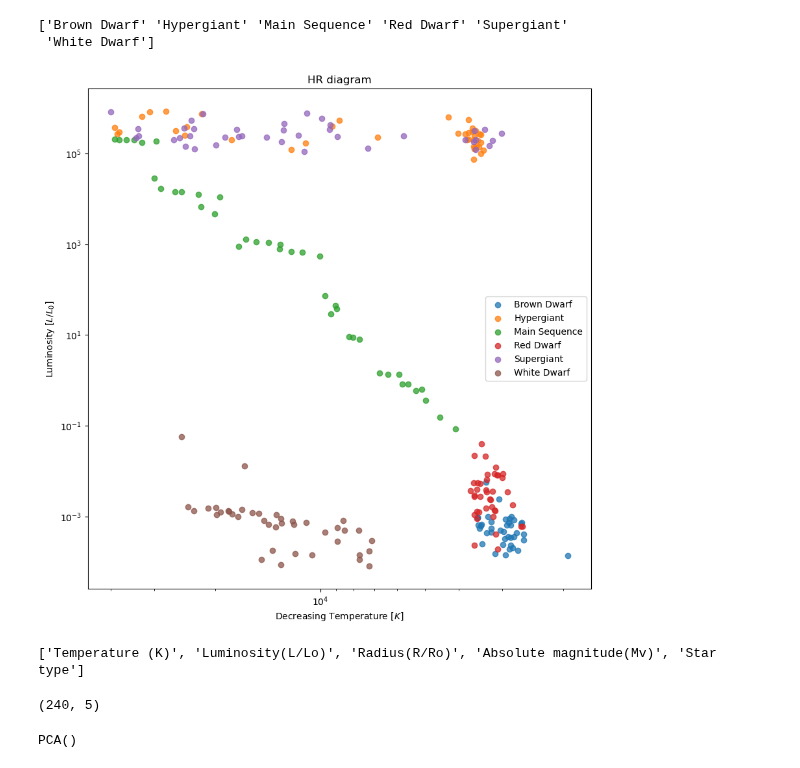
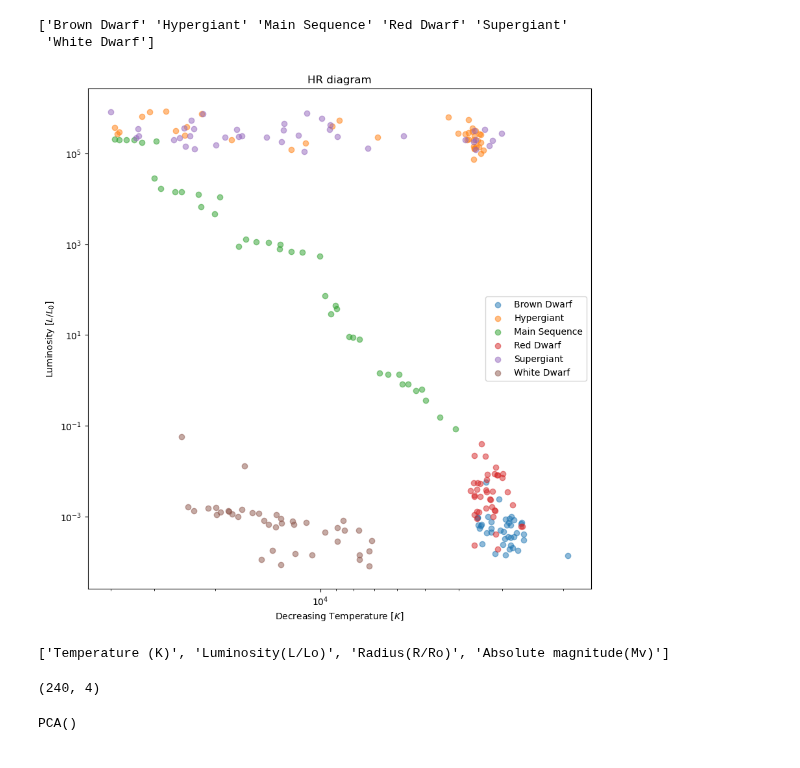
Before and after one commit to F3Solid/astrostatistics_bicocca_2024_exercises, a Jupyter notebook: L15/HR_diagram.ipynb, the cells around one changed output. Cells and saved outputs as stored; diff of their text form; code cells hidden in the pictures.

```diff
--- a/L15/HR_diagram.ipynb
+++ b/L15/HR_diagram.ipynb
@@ -82,38 +83,38 @@ print(class_names)
 # %%
 fig, ax = plt.subplots(figsize=(10, 10))
 
 ax.set_title("HR diagram")
 ax.set_xlabel(r'Decreasing Temperature [$K$]')
 ax.set_ylabel(r'Luminosity [$L/L_0$]')
 
 # Plot each class of stars separately
 for star_type in class_names:
     ax.scatter(df_stars['Temperature (K)'][labels == star_type],
                df_stars['Luminosity(L/Lo)'][labels == star_type],
-               label=star_type, alpha=0.75)
+               label=star_type, alpha=0.5)
 
 ax.set_xscale('log')
 ax.set_yscale('log')
 
 # Flip the temperature axis to get the HR diagram
 x_lim = ax.get_xlim()
 ax.set_xlim(np.flip(x_lim))
 
 ax.legend()
 
 plt.show()
 # %% [output]
-[figure, old version]
+[figure, new version]
 # %%
 # Select the columns with numerical values
-keys = list(df_stars.keys()[:5])
+keys = list(df_stars.keys()[:4])
 print(keys)
 data_4D = np.array(df_stars[keys])
 
 data_4D.shape
 # %% [output]
-['Temperature (K)', 'Luminosity(L/Lo)', 'Radius(R/Ro)', 'Absolute magnitude(Mv)', 'Star type']
+['Temperature (K)', 'Luminosity(L/Lo)', 'Radius(R/Ro)', 'Absolute magnitude(Mv)']
-(240, 5)
+(240, 4)
 # %%
 # Initialise and fit a PCA object
 pca = PCA()
```
Also changed, not shown: parts of 10 cells of this notebook.
